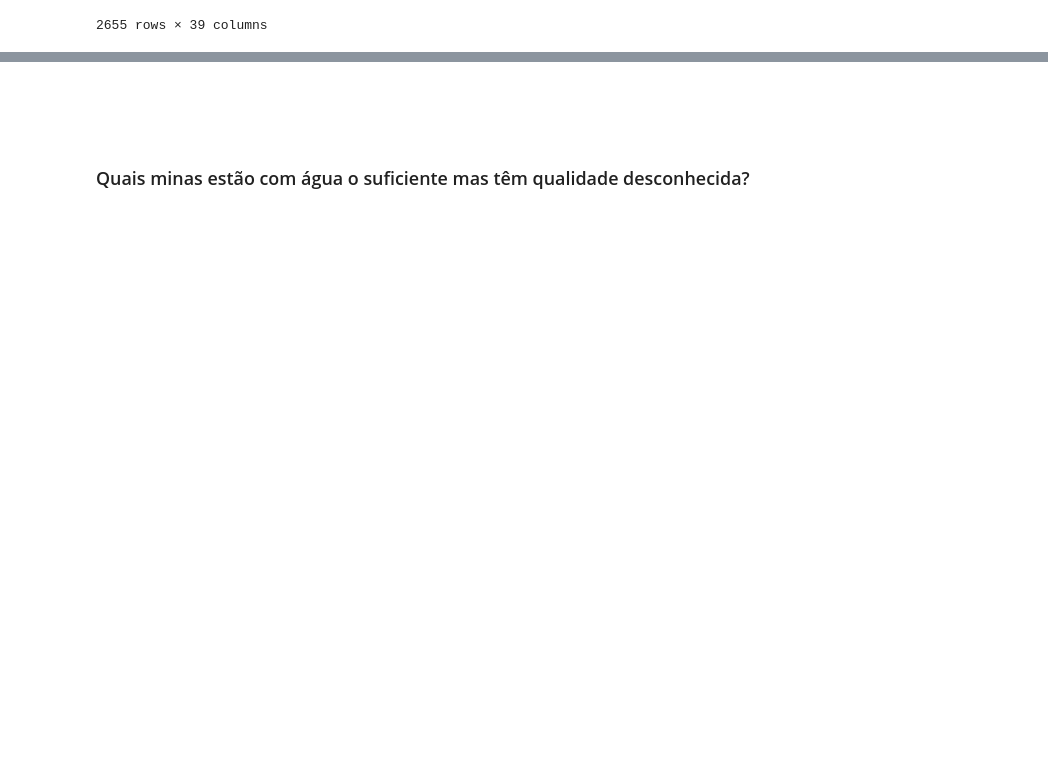
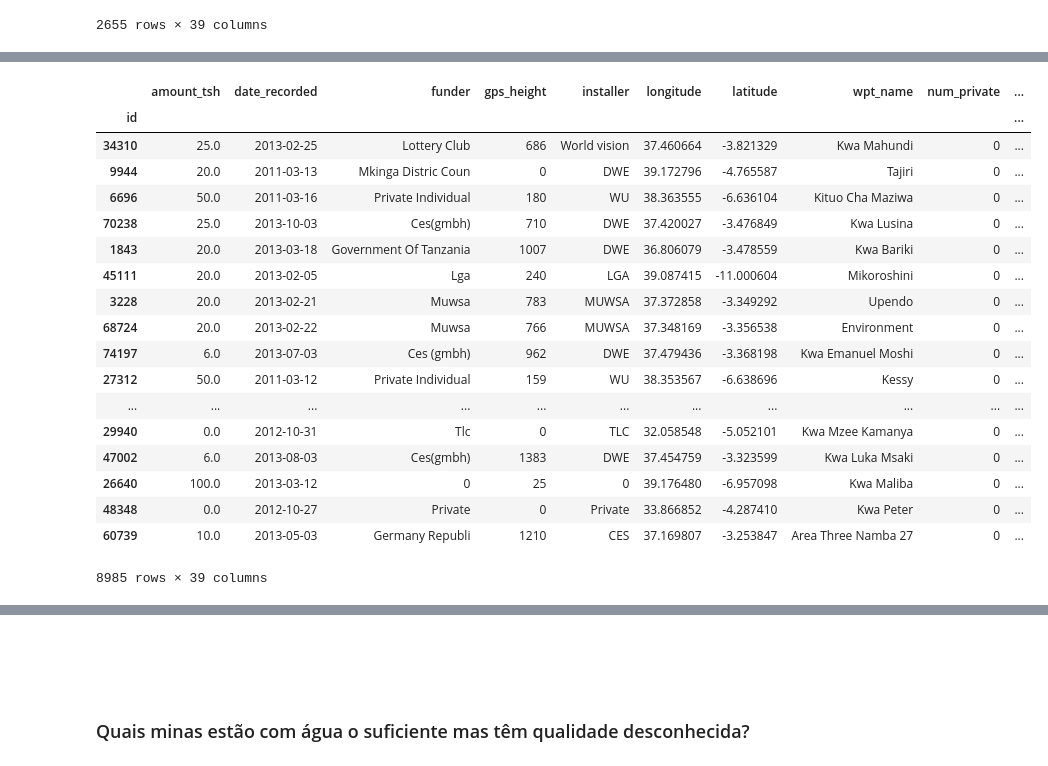
Before and after one commit to azabraao/IA-avaliacao-01, a Jupyter notebook: water-table.ipynb, the cells around one changed output, grey strips where cells are left out. Saved outputs shown, nothing was run; the diff lists cells and outputs as text; code cells hidden in the pictures; blank space fills up the shorter version.

```diff
--- a/water-table.ipynb
+++ b/water-table.ipynb
@@ -163,0 +174,24 @@ dryWaterPayment[wtSourceMask]
+# %%
+perBucketMask = data.payment_type =='per bucket'
+perBucket = data[perBucketMask]
+perBucket
+# %% [output]
+|  | amount_tsh | date_recorded | funder | gps_height | installer | longitude | latitude | wpt_name | num_private | ... |
+| id |  |  |  |  |  |  |  |  |  | ... |
+| 34310 | 25.0 | 2013-02-25 | Lottery Club | 686 | World vision | 37.460664 | -3.821329 | Kwa Mahundi | 0 | ... |
+| 9944 | 20.0 | 2011-03-13 | Mkinga Distric Coun | 0 | DWE | 39.172796 | -4.765587 | Tajiri | 0 | ... |
+| 6696 | 50.0 | 2011-03-16 | Private Individual | 180 | WU | 38.363555 | -6.636104 | Kituo Cha Maziwa | 0 | ... |
+| 70238 | 25.0 | 2013-10-03 | Ces(gmbh) | 710 | DWE | 37.420027 | -3.476849 | Kwa Lusina | 0 | ... |
+| 1843 | 20.0 | 2013-03-18 | Government Of Tanzania | 1007 | DWE | 36.806079 | -3.478559 | Kwa Bariki | 0 | ... |
+| 45111 | 20.0 | 2013-02-05 | Lga | 240 | LGA | 39.087415 | -11.000604 | Mikoroshini | 0 | ... |
+| 3228 | 20.0 | 2013-02-21 | Muwsa | 783 | MUWSA | 37.372858 | -3.349292 | Upendo | 0 | ... |
+| 68724 | 20.0 | 2013-02-22 | Muwsa | 766 | MUWSA | 37.348169 | -3.356538 | Environment | 0 | ... |
+| 74197 | 6.0 | 2013-07-03 | Ces (gmbh) | 962 | DWE | 37.479436 | -3.368198 | Kwa Emanuel Moshi | 0 | ... |
+| 27312 | 50.0 | 2011-03-12 | Private Individual | 159 | WU | 38.353567 | -6.638696 | Kessy | 0 | ... |
+| ... | ... | ... | ... | ... | ... | ... | ... | ... | ... | ... |
+| 29940 | 0.0 | 2012-10-31 | Tlc | 0 | TLC | 32.058548 | -5.052101 | Kwa Mzee Kamanya | 0 | ... |
+| 47002 | 6.0 | 2013-08-03 | Ces(gmbh) | 1383 | DWE | 37.454759 | -3.323599 | Kwa Luka Msaki | 0 | ... |
+| 26640 | 100.0 | 2013-03-12 | 0 | 25 | 0 | 39.176480 | -6.957098 | Kwa Maliba | 0 | ... |
+| 48348 | 0.0 | 2012-10-27 | Private | 0 | Private | 33.866852 | -4.287410 | Kwa Peter | 0 | ... |
+| 60739 | 10.0 | 2013-05-03 | Germany Republi | 1210 | CES | 37.169807 | -3.253847 | Area Three Namba 27 | 0 | ... |
+8985 rows × 39 columns
```
Also changed, not shown: parts of 16 cells of this notebook.
